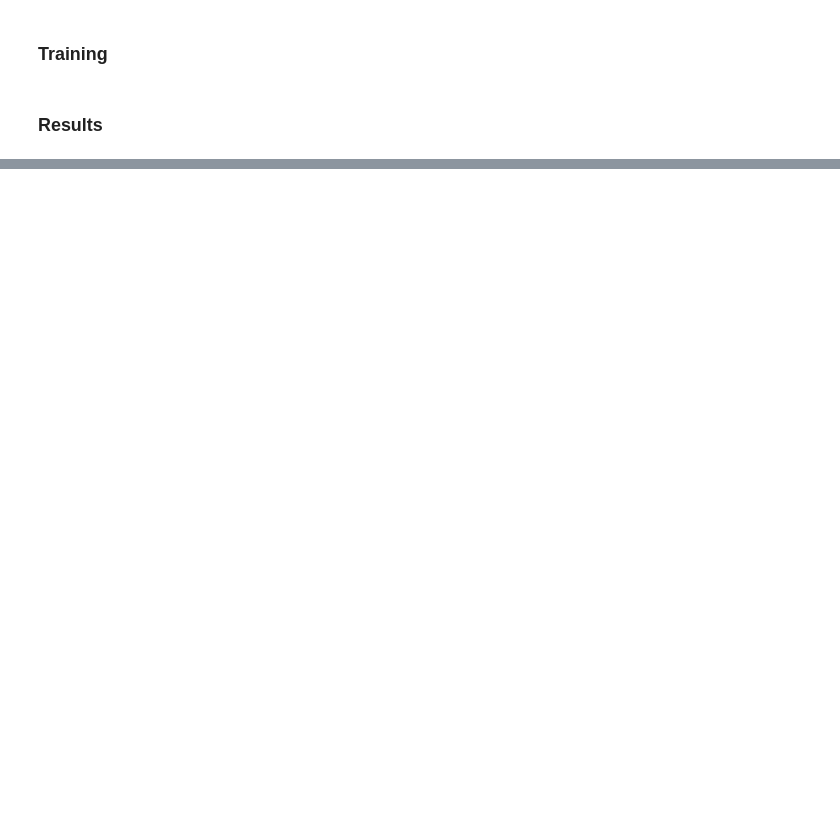
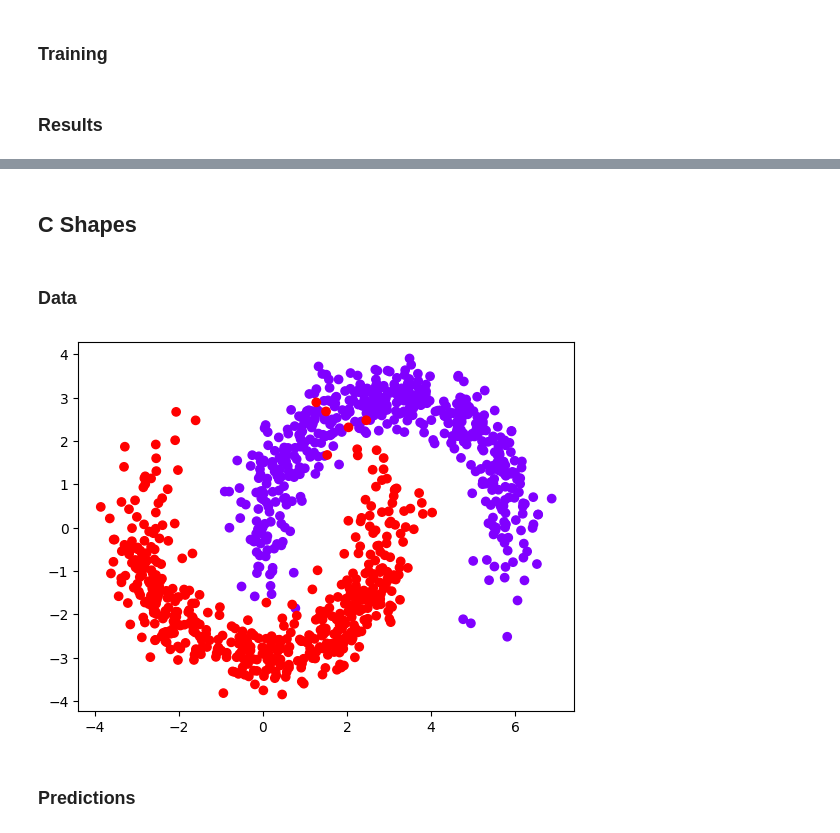
Before and after one commit to AJWestley/Neural-Network-By-Hand, a Jupyter notebook: performance.ipynb, the cells around one changed output, grey strips where cells are left out. Drawn from its saved outputs; the diff is of its cells as text; code cells hidden in the pictures; blank space fills up the shorter version.

```diff
--- a/performance.ipynb
+++ b/performance.ipynb
@@ -176,0 +177,26 @@ Accuracy: 1.0
+# %% [markdown]
+## C Shapes
+# %% [markdown]
+### Data
+# %%
+class_size = 500
+K = 2
+
+r1 = np.random.normal(3, 0.4, class_size)
+r2 = np.random.normal(3, 0.4, class_size)
+theta1 = np.linspace(0, np.pi, class_size) + np.random.normal(0, 0.5, class_size)
+theta2 = np.linspace(np.pi, 2 * np.pi, class_size) + np.random.normal(0, 0.5, class_size)
+X1 = np.vstack([r1 * np.cos(theta1) + 3, r1 * np.sin(theta1)])
+X2 = np.vstack([r2 * np.cos(theta2), r2 * np.sin(theta2)])
+
+X = np.hstack([X1, X2]).T
+Y = np.hstack([i * np.ones(class_size) for i in range(K)]).astype(np.uint32)
+
+# One-Hot Encoding
+T = np.eye(K)[Y]
+
+plot(X, Y)
+# %% [output]
+[figure, added]
+# %% [markdown]
+### Predictions
```
Also changed, not shown: parts of 11 cells of this notebook.
